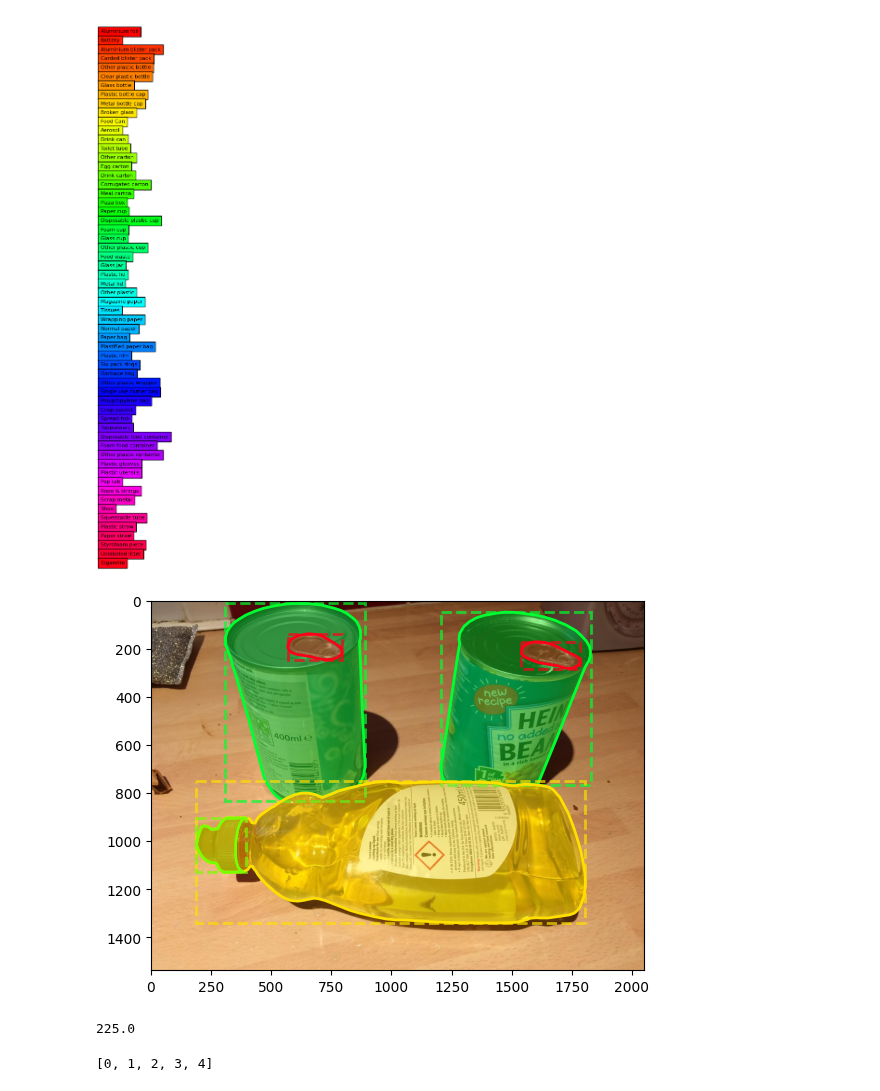
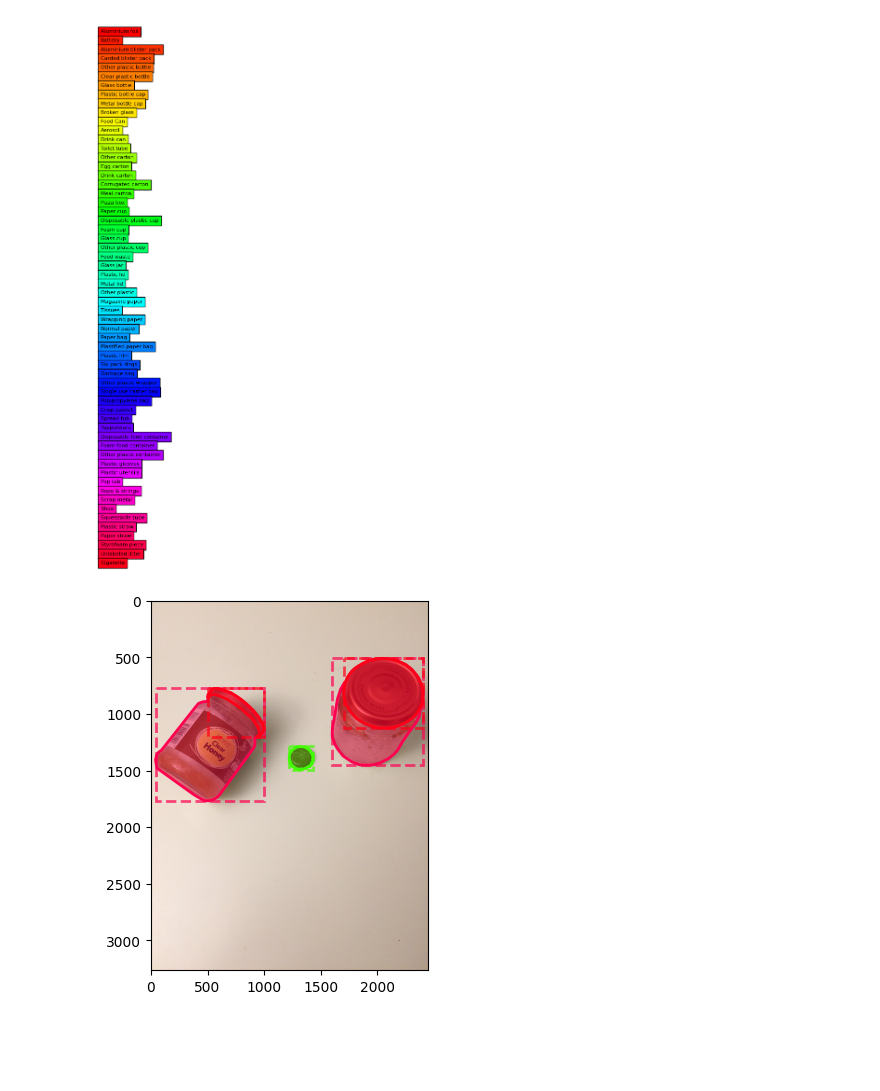
Before and after one commit to R0ner/02514-DL-in-CV, a Jupyter notebook: Project4/0_dset_unit_test-rse.ipynb, the cells around one changed output. Drawn from its saved outputs; the diff is of its cells as text; code cells hidden in the pictures; blank space fills up the shorter version.

```diff
--- a/Project4/0_dset_unit_test-rse.ipynb
+++ b/Project4/0_dset_unit_test-rse.ipynb
@@ -66,19 +66,11 @@ creating index...
 index created!
 [figure]
 # %%
-im, target = trainset[5]
+im, target = trainset[0]
 
 fig, ax = plt.subplots(1)
 
 ax.imshow(im)
 show_annotation(target, ax)
 # %% [output]
-[figure, old version]
+[figure, new version]
-# %%
-len(trainset) / 100 * 15
-# %% [output]
-225.0
-# %%
-list(np.arange(5))
-# %% [output]
-[0, 1, 2, 3, 4]
```
Also changed, not shown: parts of 3 cells of this notebook.
